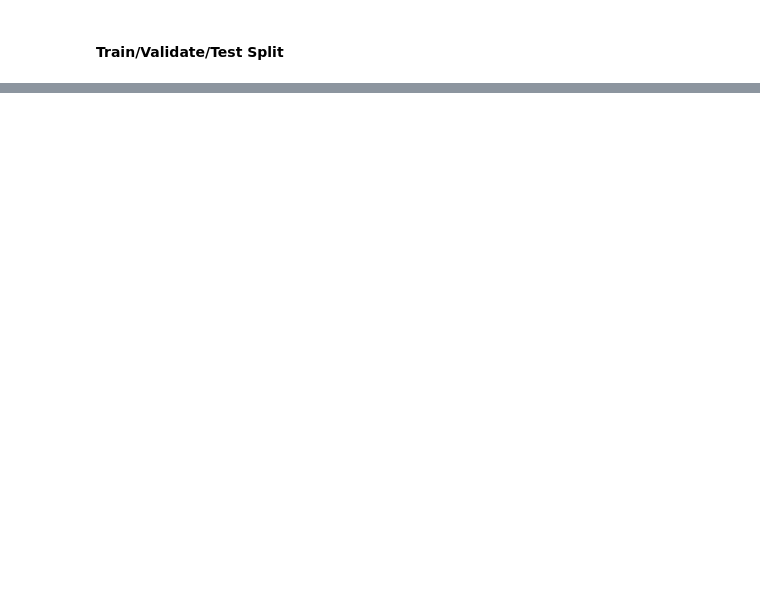
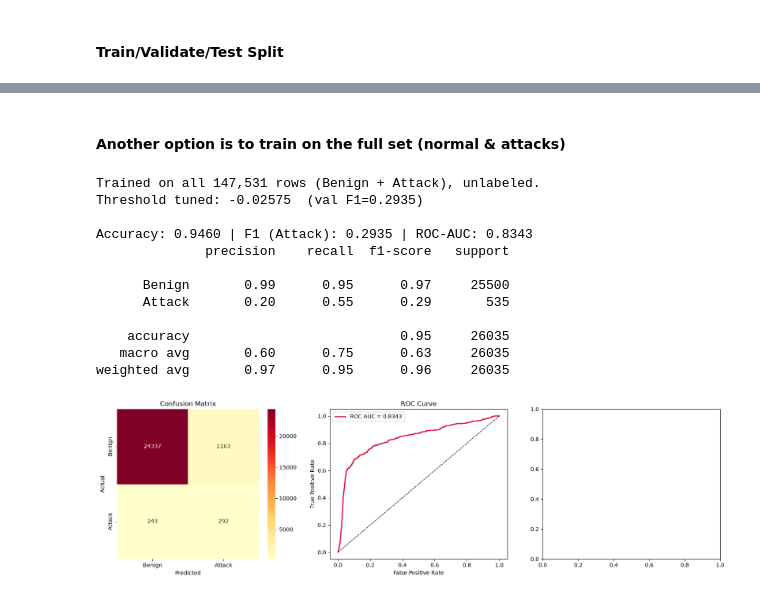
Before and after one commit to uvicrepo/brandon-ECE597-Capstone-IoT-IDS, a Jupyter notebook: notebooks/model1_baseline.ipynb, the cells around one changed output, grey strips where cells are left out. Cells and saved outputs as stored; diff of their text form; code cells hidden in the pictures; blank space fills up the shorter version.

Commit message:
Add Option 2 for Isolation Forest (train on all data)  and packet handoff cell

```diff
--- a/notebooks/model1_baseline.ipynb
+++ b/notebooks/model1_baseline.ipynb
@@ -370,0 +371,35 @@ Saved > ./saved_models/isolation_forest.joblib
+# %% [markdown]
+#### Another option is to train on the full set (normal & attacks)
+# %%
+# --- Option 2 trial: fit on the FULL unlabeled training set (no label filtering) ---
+
+model_v2 = if_mod.build_isolation_forest(
+    n_estimators=200, max_samples=256, contamination="auto", max_features=1.0
+)
+model_v2.fit(np.array(X_pkt_train))   # <- no benign-only filtering, labels untouched
+print(f"Trained on all {len(X_pkt_train):,} rows (Benign + Attack), unlabeled.")
+
+y_val_binary_v2 = (np.array(y_pkt_val) != "Benign").astype(int)
+
+threshold_v2, best_f1_v2 = if_mod._tune_threshold(model_v2, np.array(X_pkt_val), y_val_binary_v2, 300)
+print(f"Threshold tuned: {threshold_v2:.5f}  (val F1={best_f1_v2:.4f})")
+
+scores_val_v2 = model_v2.decision_function(np.array(X_pkt_val))
+y_pred_v2 = (scores_val_v2 < threshold_v2).astype(int)
+
+metrics_v2 = if_mod.evaluate_metrics(y_val_binary_v2, y_pred_v2, threshold_v2, scores_val_v2)
+if_mod.plot(y_val_binary_v2, y_pred_v2, scores_val_v2, metrics_v2)
+# %% [output]
+Trained on all 147,531 rows (Benign + Attack), unlabeled.
+Threshold tuned: -0.02575  (val F1=0.2935)
+
+Accuracy: 0.9460 | F1 (Attack): 0.2935 | ROC-AUC: 0.8343
+              precision    recall  f1-score   support
+
+      Benign       0.99      0.95      0.97     25500
+      Attack       0.20      0.55      0.29       535
+
+    accuracy                           0.95     26035
+   macro avg       0.60      0.75      0.63     26035
+weighted avg       0.97      0.95      0.96     26035
+[figure, added]
```
Also changed, not shown: parts of 5 cells of this notebook.
